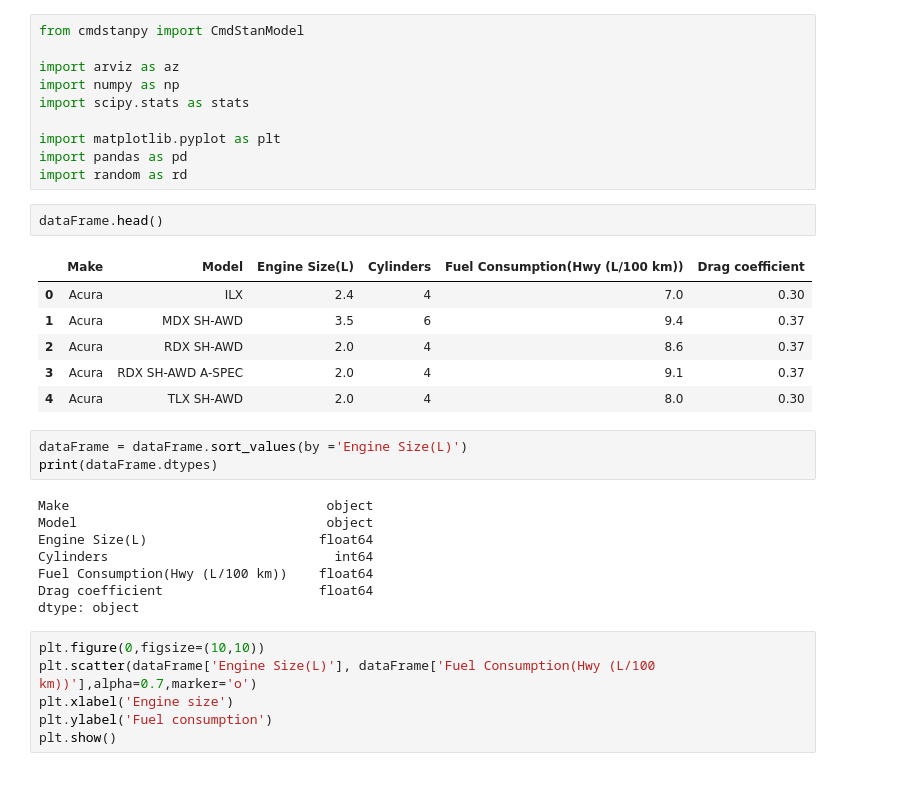
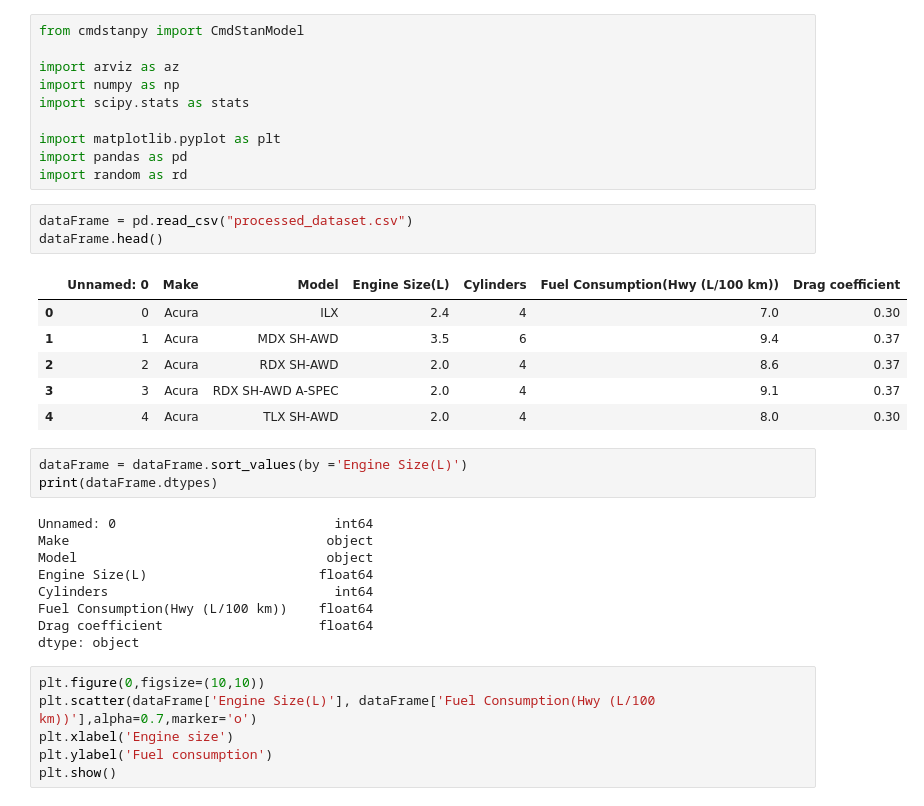
Before and after one commit to jacob0404060987/data_analitics, a Jupyter notebook: notebook.ipynb, the cells around one changed output. Cells and saved outputs as stored; diff of their text form.

```diff
--- a/notebook.ipynb
+++ b/notebook.ipynb
@@ -10,19 +10,21 @@ import scipy.stats as stats
 import matplotlib.pyplot as plt
 import pandas as pd
 import random as rd
-# %%
-dataFrame.head()
-# %% [output]
-|  | Make | Model | Engine Size(L) | Cylinders | Fuel Consumption(Hwy (L/100 km)) | Drag coefficient |
-| 0 | Acura | ILX | 2.4 | 4 | 7.0 | 0.30 |
-| 1 | Acura | MDX SH-AWD | 3.5 | 6 | 9.4 | 0.37 |
-| 2 | Acura | RDX SH-AWD | 2.0 | 4 | 8.6 | 0.37 |
-| 3 | Acura | RDX SH-AWD A-SPEC | 2.0 | 4 | 9.1 | 0.37 |
-| 4 | Acura | TLX SH-AWD | 2.0 | 4 | 8.0 | 0.30 |
+# %%
+dataFrame = pd.read_csv("processed_dataset.csv")
+dataFrame.head()
+# %% [output]
+|  | Unnamed: 0 | Make | Model | Engine Size(L) | Cylinders | Fuel Consumption(Hwy (L/100 km)) | Drag coefficient |
+| 0 | 0 | Acura | ILX | 2.4 | 4 | 7.0 | 0.30 |
+| 1 | 1 | Acura | MDX SH-AWD | 3.5 | 6 | 9.4 | 0.37 |
+| 2 | 2 | Acura | RDX SH-AWD | 2.0 | 4 | 8.6 | 0.37 |
+| 3 | 3 | Acura | RDX SH-AWD A-SPEC | 2.0 | 4 | 9.1 | 0.37 |
+| 4 | 4 | Acura | TLX SH-AWD | 2.0 | 4 | 8.0 | 0.30 |
 # %%
 dataFrame = dataFrame.sort_values(by ='Engine Size(L)')
 print(dataFrame.dtypes)
 # %% [output]
+Unnamed: 0                            int64
 Make                                 object
 Model                                object
 Engine Size(L)                      float64
```
Also changed, not shown: parts of 6 cells of this notebook, 2 other files.
